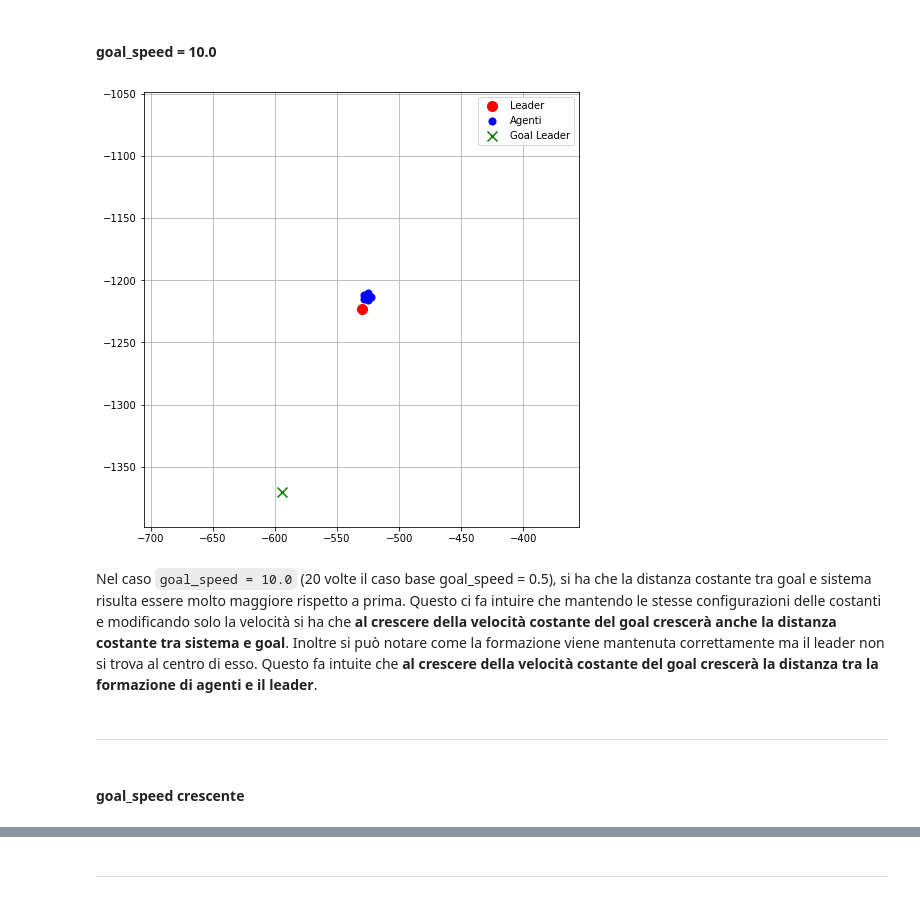
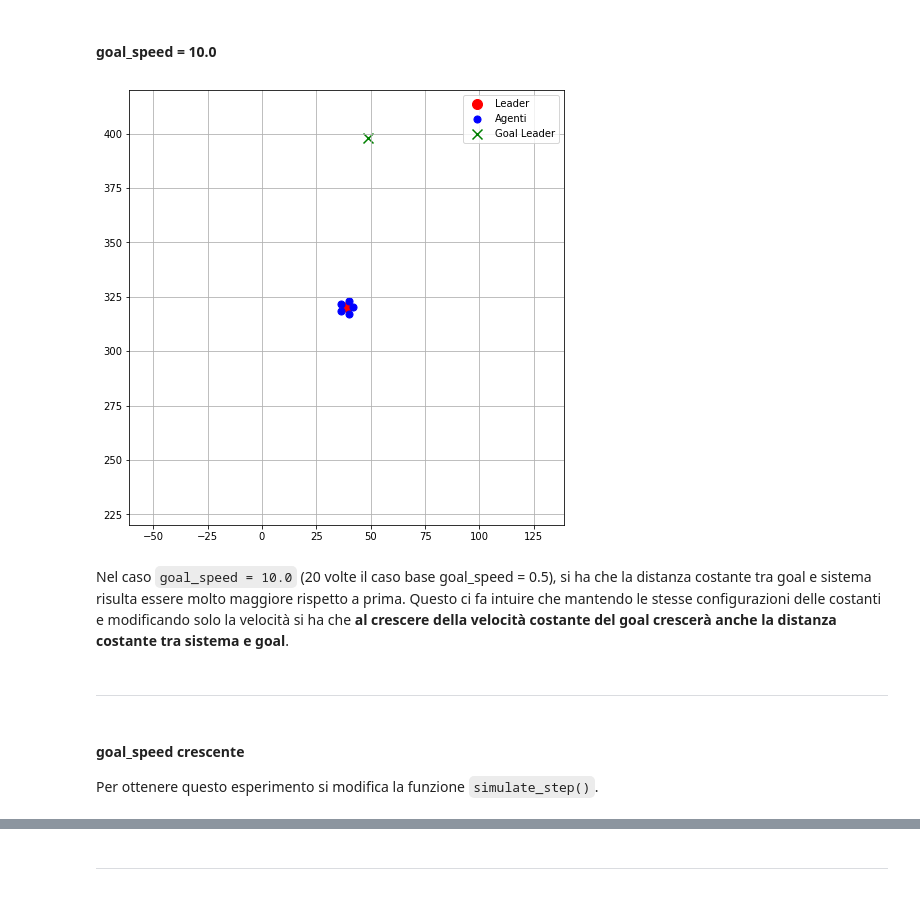
Before and after one commit to izmaherdian/Formation-Control-con-Leader, a Jupyter notebook: elaborato_formation_control_Giovanni_Stefanini_v3.ipynb, the cells around one changed output, grey strips where cells are left out. Drawn from its saved outputs; the diff is of its cells as text; code cells hidden in the pictures.

```diff
--- a/elaborato_formation_control_Giovanni_Stefanini_v3.ipynb
+++ b/elaborato_formation_control_Giovanni_Stefanini_v3.ipynb
@@ -216,4 +216,7 @@ def plot_agents_with_goal(agents, goal_position):
 
 # Utilizza la funzione per visualizzare la posizione di tutti gli agenti e del goal
 plot_agents_with_goal(agents, goal_position)
+
+# Rimuove il leader dalla lista
+agents.remove(leader) # Serve per poter eseguire le successive celle
 # %% [output]
@@ -644,9 +753,9 @@ In questa sezione, si vede come realizzare il movimento del Leader verso il _Goa
 
 Per aggiornare la posizione del goal si usa la seguente funzione (`move_goal`):
 # %%
-def move_goal(goal_position, goal_velocity):
+def move_goal(goal_position, goal_velocity, delta_time):
     # Aggiorna la posizione del goal
-    new_goal_position = goal_position + goal_velocity * delta_time
+    new_goal_position = goal_position + goal_velocity * delta_time # -- Aggiunto il delta time come parametro --
     return new_goal_position
 # %% [markdown]
 Aggiornando il codice precedente con il movimento del goal otteniamo:
@@ -821,7 +960,7 @@ Per trovare la velocità massima che il nostro sistema di agenti riesce a seguir
 k_attraction = 0.125  # Costante per l'attrazione del leader al suo goal
 k_formation = 1.25  # Costante per mantenere la formazione
 mass = 1.0  # Massa degli agenti e leader
-delta_time = 0.5  # Passo temporale
+delta_time = 0.1  # Passo temporale
 epsilon_leader = 0.1 # Soglia per considerare un goal raggiunto (0.1)
 epsilon_agents = 0.1 # Soglia per considerare una posizione raggiunta (0.1)
 radius = 3.0  # Raggio della formazione
@@ -983,51 +1257,59 @@ Nel caso `goal_speed = 2.0` (4 volte il caso base goal_speed = 0.5), si ha un co
 # %% [markdown]
 #### goal_speed = 10.0
 # %%
-# Parametri del sistema
-k_attraction = 0.125  # Costante per l'attrazione del leader al suo goal
-k_formation = 1.25  # Costante per mantenere la formazione
+# Parametri gestione simulazione
+total_steps = 400  # Numero totale di passi di simulazione
+visualization_interval = 5  # Ogni quanti passi catturare un frame
 
 # Parametro per la velocità del goal
 goal_speed = 10.0  # Velocità costante del goal ottimale: 0.5
 goal_velocity = np.random.uniform(-1, 1, size=2)  # Direzione iniziale casuale
 goal_velocity = goal_speed * goal_velocity / np.linalg.norm(goal_velocity)  # Normalizza la velocità
 
-view_size = 350.0  # Dimensione della finestra visibile
+# Fattore per la predizione della posizione del leader
+prediction_factor = 7  # Fattore per regolare la predizione
+
+view_size = 200.0  # Dimensione della finestra visibile
 
 # Inizializza il leader e i suoi agenti
 leader = generate_leader(leader_region_center, leader_region_size)  # Posizione iniziale del leader
 agents = generate_simple_agents(num_agents, leader.position, simple_agent_std_dev)
 
 # Genera il goal del leader
 goal_position = generate_goal_position(leader.position, min_distance_from_leader, domain_size)
 
 # Genera le posizioni goal degli agenti attorno al leader
 goal_positions = distribute_agents_in_circle(leader.position, num_agents, radius)
 assign_goals_to_agents(agents, goal_positions)
 
 # Visualizzazione iniziale
 fig, ax = plt.subplots(figsize=(8, 8))
 sc_leader = ax.scatter([leader.position[0]], [leader.position[1]], color='r', label='Leader', s=100)  # Leader
 sc_agents = ax.scatter([agent.position[0] for agent in agents], [agent.position[1] for agent in agents], color='b', label='Agenti', s=50)  # Agenti
 sc_goal = ax.scatter([goal_position[0]], [goal_position[1]], color='g', label='Goal Leader', s=100, marker='x')  # Goal leader
 
 # Configura il grafico
 ax.set_xlim(0, 10)
 ax.set_ylim(0, 10)
 ax.set_aspect('equal')
 ax.grid(True)
 ax.legend()
 
+# Esegui la simulazione e genera i frame
+run_simulation()
+
 # Animazione - Riusiamo il codice della funzione update definita precedentemente
-ani = FuncAnimation(fig, update, frames=300, interval=50)  # frames=500, interval=50
+ani = FuncAnimation(fig, update, frames=len(frames), interval=50)  # frames=500, interval=50
 ani.save(f'goal_speed_{goal_speed}.gif', dpi=100, fps=30, writer='pillow')
 plt.show()
 # %% [output]
-[figure, old version]
+[figure, new version]
 # %% [markdown]
-Nel caso `goal_speed = 10.0` (20 volte il caso base goal_speed = 0.5), si ha che la distanza costante tra goal e sistema risulta essere molto maggiore rispetto a prima. Questo ci fa intuire che mantendo le stesse configurazioni delle costanti e modificando solo la velocità si ha che **al crescere della velocità costante del goal crescerà anche la distanza costante tra sistema e goal**. Inoltre si può notare come la formazione viene mantenuta correttamente ma il leader non si trova al centro di esso. Questo fa intuite che **al crescere della velocità costante del goal crescerà la distanza tra la formazione di agenti e il leader**.
+Nel caso `goal_speed = 10.0` (20 volte il caso base goal_speed = 0.5), si ha che la distanza costante tra goal e sistema risulta essere molto maggiore rispetto a prima. Questo ci fa intuire che mantendo le stesse configurazioni delle costanti e modificando solo la velocità si ha che **al crescere della velocità costante del goal crescerà anche la distanza costante tra sistema e goal**.
 # %% [markdown]
 --------------
-# %% [markdown]
-#### goal_speed crescente
+# %% [markdown]
+#### goal_speed crescente
+
+Per ottenere questo esperimento si modifica la funzione `simulate_step()`.
 # %%
```
Also changed, not shown: parts of 37 cells of this notebook.
